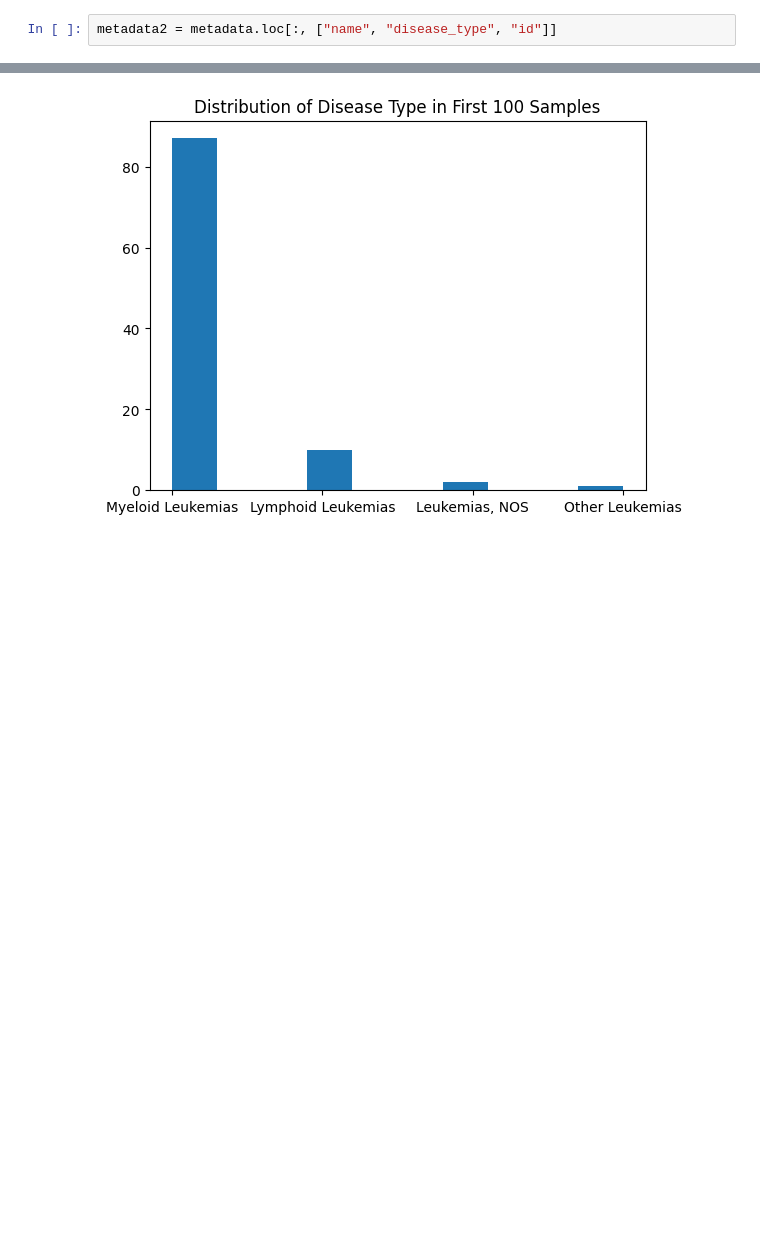
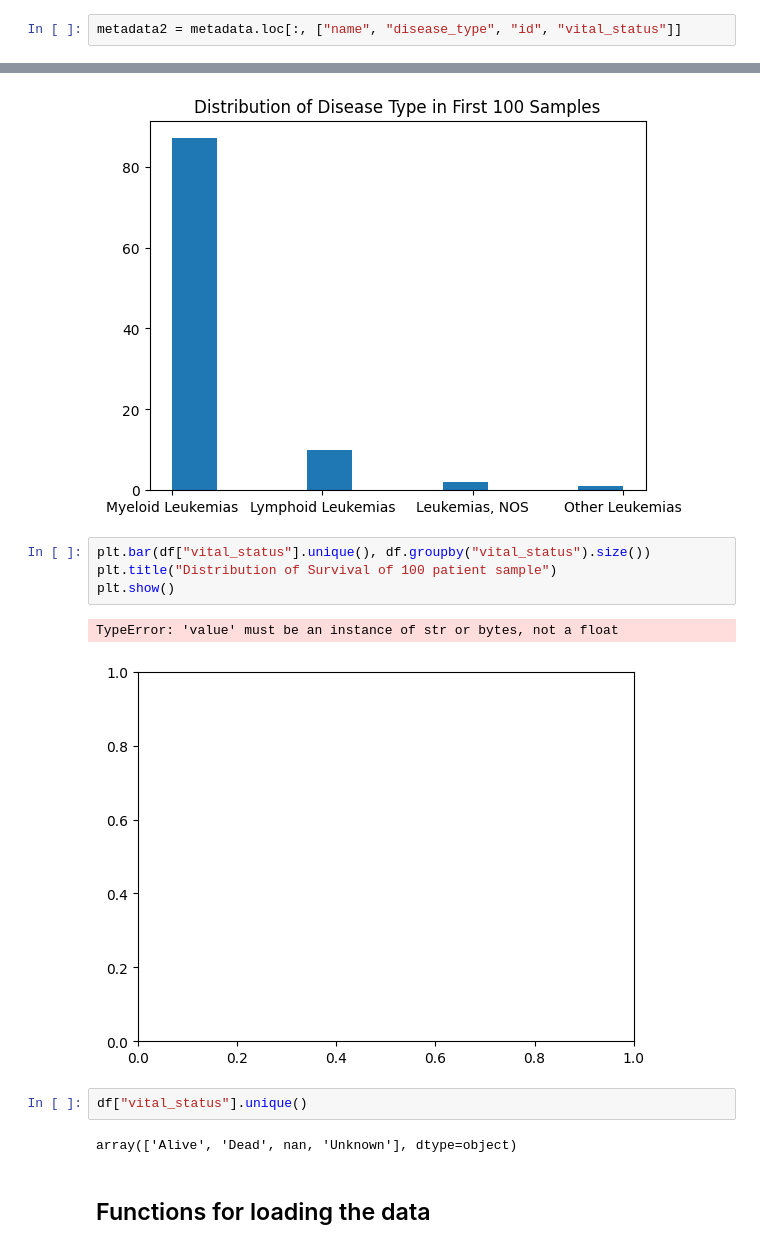
Before and after one commit to gmandl10/DATA495.github.io, a Jupyter notebook: Applications/Notebooks/CGC_Notebool.ipynb, the cells around one changed output, grey strips where cells are left out. Saved outputs shown, nothing was run; the diff lists cells and outputs as text; blank space fills up the shorter version.

Commit message:
modified:   Applications/Notebooks/CGC_Notebool.ipynb 	new file:   Applications/Notebooks/boosting.ipynb 	modified:   Applications/functions/read_data.py

```diff
--- a/Applications/Notebooks/CGC_Notebool.ipynb
+++ b/Applications/Notebooks/CGC_Notebool.ipynb
@@ -32,7 +32,7 @@ id
 65b70598d1655c1866a54b53    1
 Length: 100, dtype: int64
 # %%
-metadata2 = metadata.loc[:, ["name", "disease_type", "id"]]
+metadata2 = metadata.loc[:, ["name", "disease_type", "id", "vital_status"]]
 # %% [markdown]
 ## Data Mining
 # %%
@@ -70,3 +89,16 @@ plt.title("Distribution of Disease Type in First 100 Samples")
 plt.show()
 # %% [output]
 [figure]
+# %%
+plt.bar(df["vital_status"].unique(), df.groupby("vital_status").size())
+plt.title("Distribution of Survival of 100 patient sample")
+plt.show()
+# %% [output]
+TypeError: 'value' must be an instance of str or bytes, not a float
+[figure, added]
+# %%
+df["vital_status"].unique()
+# %% [output]
+array(['Alive', 'Dead', nan, 'Unknown'], dtype=object)
+# %% [markdown]
+## Functions for loading the data
```
Also changed, not shown: parts of 4 cells of this notebook, 2 other files.
